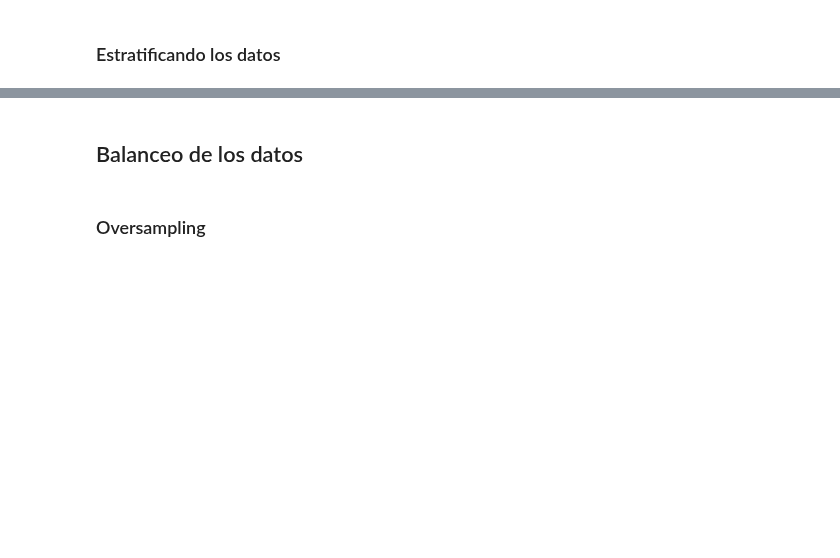
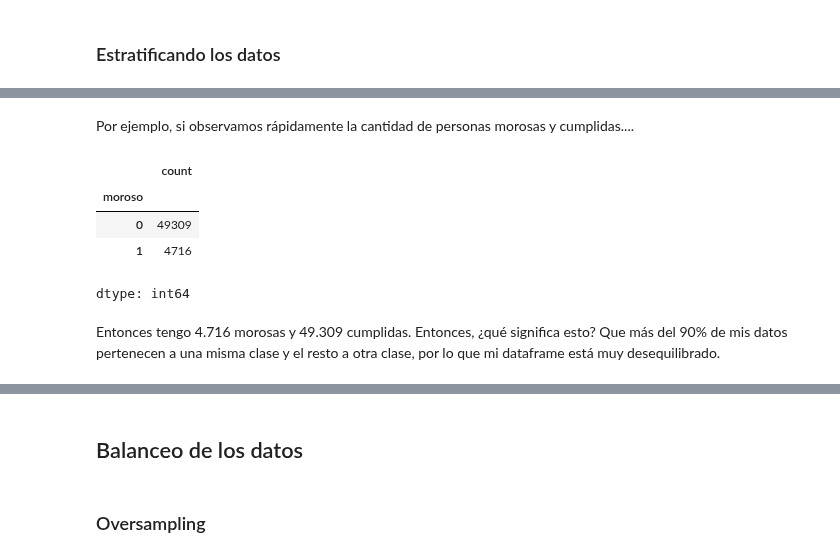
Before and after one commit to jorgevillegazz/Estadisticas-y-Machine-Learning-G9---ONE, a Jupyter notebook: Clasificacion_validacion_y_metricas.ipynb, the cells around one changed output, grey strips where cells are left out. Saved outputs shown, nothing was run; the diff lists cells and outputs as text; code cells hidden in the pictures; blank space fills up the shorter version.

```diff
--- a/Clasificacion_validacion_y_metricas.ipynb
+++ b/Clasificacion_validacion_y_metricas.ipynb
@@ -313,0 +615,12 @@ Generalmente, se utilizan 5 o 10 partes. Un número mayor no suele ser necesario
+# %% [markdown]
+Por ejemplo, si observamos rápidamente la cantidad de personas morosas y cumplidas....
+# %%
+datos['moroso'].value_counts()
+# %% [output]
+|  | count |
+| moroso |  |
+| 0 | 49309 |
+| 1 | 4716 |
+dtype: int64
+# %% [markdown]
+Entonces tengo 4.716 morosas y 49.309 cumplidas. Entonces, ¿qué significa esto? Que más del 90% de mis datos pertenecen a una misma clase y el resto a otra clase, por lo que mi dataframe está muy desequilibrado.
```
Also changed, not shown: parts of 97 cells of this notebook.
